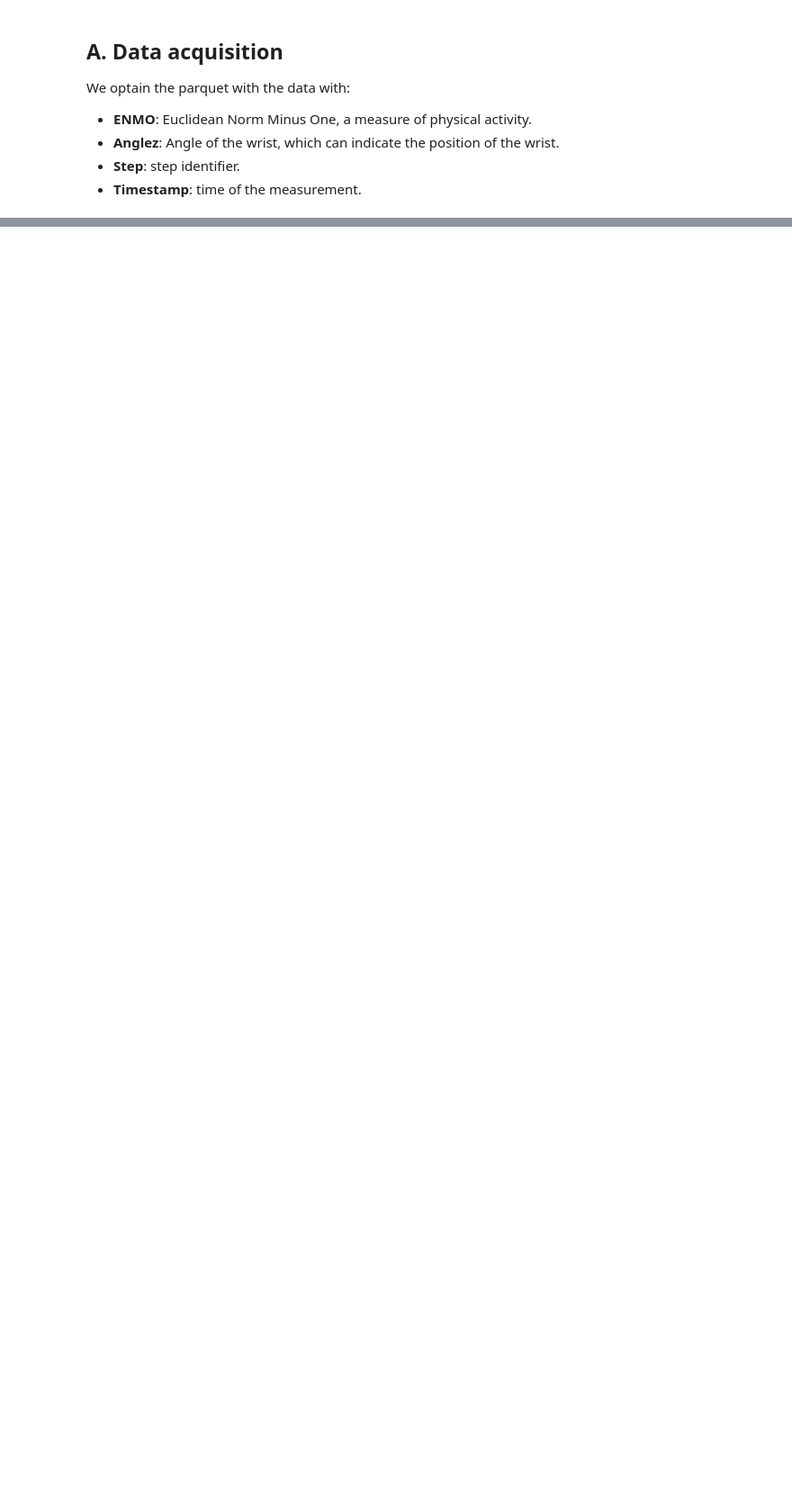
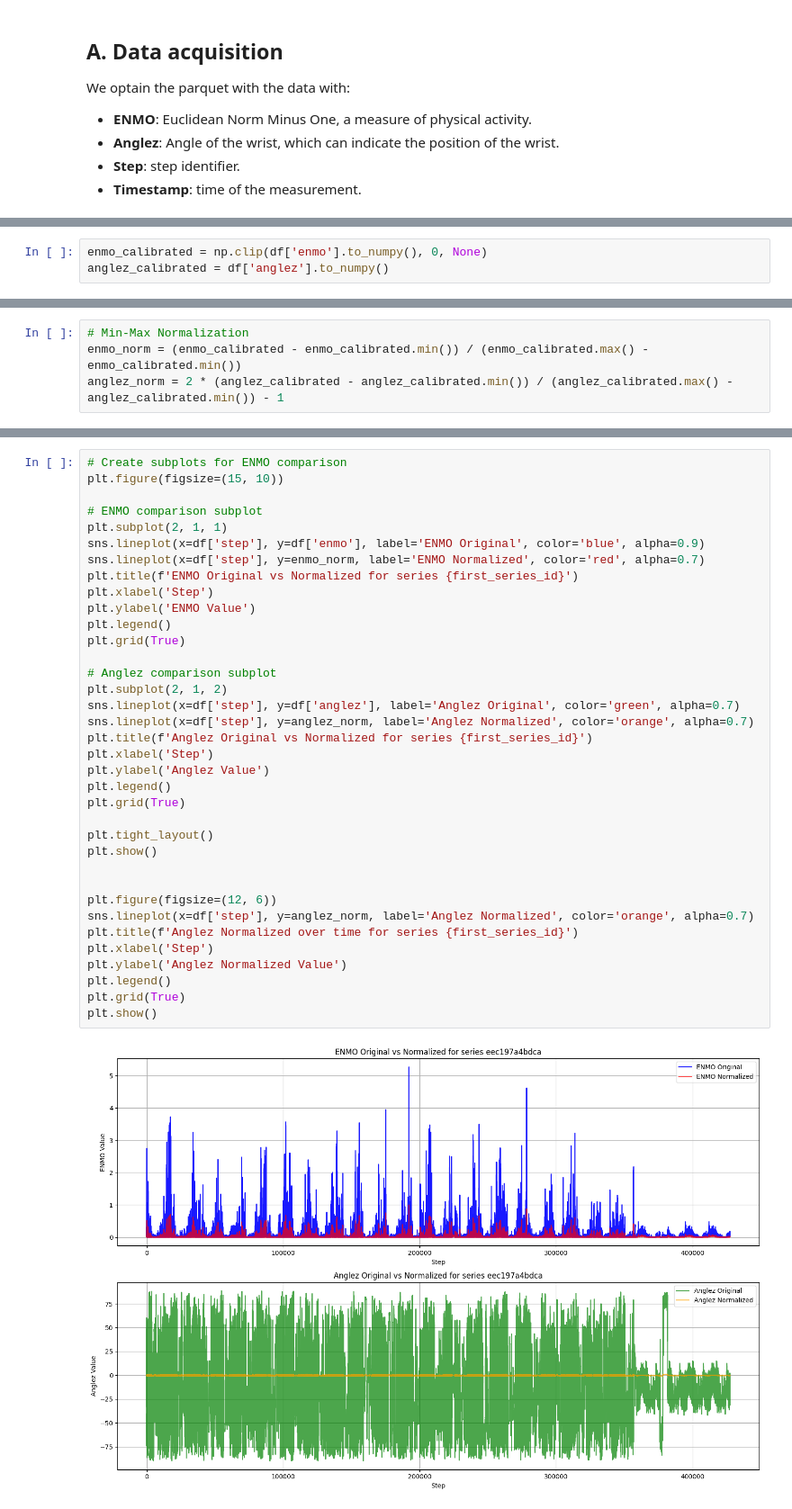
Before and after one commit to JkVely/Systems-Analysis, a Jupyter notebook: Final_Course_Project/model/predictSleepStates.ipynb, the cells around one changed output, grey strips where cells are left out. Shown at 90% size. Drawn from its saved outputs; the diff is of its cells as text; blank space fills up the shorter version.

```diff
--- a/Final_Course_Project/model/predictSleepStates.ipynb
+++ b/Final_Course_Project/model/predictSleepStates.ipynb
@@ -54,0 +104,3 @@ shape: (5, 5)
+# %%
+enmo_calibrated = np.clip(df['enmo'].to_numpy(), 0, None)
+anglez_calibrated = df['anglez'].to_numpy()
@@ -54,0 +110,4 @@ shape: (5, 5)
+# %%
+# Min-Max Normalization
+enmo_norm = (enmo_calibrated - enmo_calibrated.min()) / (enmo_calibrated.max() - enmo_calibrated.min())
+anglez_norm = 2 * (anglez_calibrated - anglez_calibrated.min()) / (anglez_calibrated.max() - anglez_calibrated.min()) - 1
@@ -54,0 +116,38 @@ shape: (5, 5)
+# %%
+# Create subplots for ENMO comparison
+plt.figure(figsize=(15, 10))
+
+# ENMO comparison subplot
+plt.subplot(2, 1, 1)
+sns.lineplot(x=df['step'], y=df['enmo'], label='ENMO Original', color='blue', alpha=0.9)
+sns.lineplot(x=df['step'], y=enmo_norm, label='ENMO Normalized', color='red', alpha=0.7)
+plt.title(f'ENMO Original vs Normalized for series {first_series_id}')
+plt.xlabel('Step')
+plt.ylabel('ENMO Value')
+plt.legend()
+plt.grid(True)
+
+# Anglez comparison subplot
+plt.subplot(2, 1, 2)
+sns.lineplot(x=df['step'], y=df['anglez'], label='Anglez Original', color='green', alpha=0.7)
+sns.lineplot(x=df['step'], y=anglez_norm, label='Anglez Normalized', color='orange', alpha=0.7)
+plt.title(f'Anglez Original vs Normalized for series {first_series_id}')
+plt.xlabel('Step')
+plt.ylabel('Anglez Value')
+plt.legend()
+plt.grid(True)
+
+plt.tight_layout()
+plt.show()
+
+
+plt.figure(figsize=(12, 6))
+sns.lineplot(x=df['step'], y=anglez_norm, label='Anglez Normalized', color='orange', alpha=0.7)
+plt.title(f'Anglez Normalized over time for series {first_series_id}')
+plt.xlabel('Step')
+plt.ylabel('Anglez Normalized Value')
+plt.legend()
+plt.grid(True)
+plt.show()
+# %% [output]
+[figure, added]
```
Also changed, not shown: parts of 24 cells of this notebook, 1 other file.
